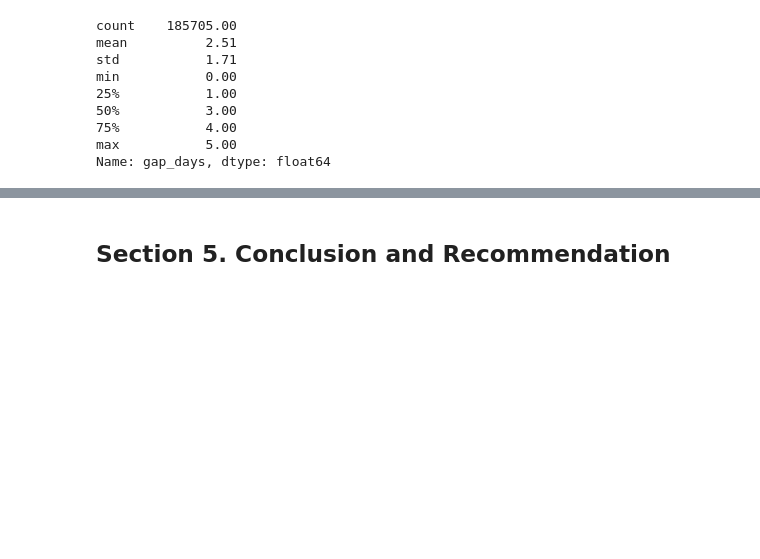
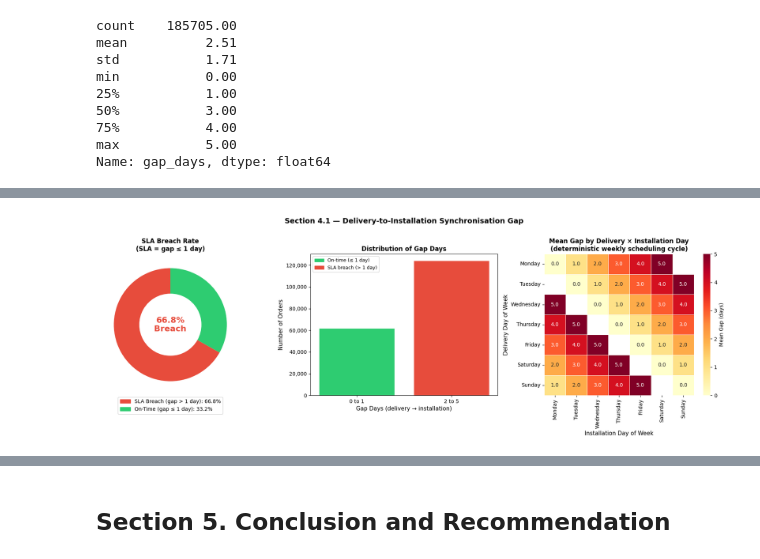
Before and after one commit to ElmarLeonard9/temporary_repo_capstone-main, a Jupyter notebook: notebooks/1.0-bdp-inital-data-exploration.ipynb, the cells around one changed output, grey strips where cells are left out. Saved outputs shown, nothing was run; the diff lists cells and outputs as text; code cells hidden in the pictures; blank space fills up the shorter version.

```diff
--- a/notebooks/1.0-bdp-inital-data-exploration.ipynb
+++ b/notebooks/1.0-bdp-inital-data-exploration.ipynb
@@ -1221,0 +893,20 @@ Analisis terhadap 185.705 order yang melalui proses instalasi mengungkap temuan
+# %%
+df_install['is_failed'] = df_install['installation_status'].isin(
+    ['Failed - Missing Parts', 'Failed - Damaged Panel']
+)
+
+# Descriptive comparison
+gap_vs_status = df_install.groupby('is_failed')['gap_days'].agg(
+    mean_gap='mean', median_gap='median', count='count'
+)
+gap_vs_status.index = ['Success (is_failed=False)', 'Failed (is_failed=True)']
+print(gap_vs_status.round(4))
+
+# Welch's t-test
+gap_success = df_install[df_install['is_failed'] == False]['gap_days'].dropna()
+gap_failed  = df_install[df_install['is_failed'] == True ]['gap_days'].dropna()
+t_stat, p_value = stats.ttest_ind(gap_success, gap_failed, equal_var=False)
+
+print(f"\nWelch's t-test: t={t_stat:.3f}, p-value={p_value:.4f}")
+if p_value > 0.05:
+    print("→ No statistically significant difference in gap between successful and failed installations.")
@@ -1221,0 +937,51 @@ Analisis terhadap 185.705 order yang melalui proses instalasi mengungkap temuan
+# %%
+order_dow   = ['Monday','Tuesday','Wednesday','Thursday','Friday','Saturday','Sunday']
+gap_crosstab = df_install.pivot_table(
+    values='gap_days', index='delivery_dow', columns='installation_dow', aggfunc='mean'
+).reindex(index=order_dow, columns=order_dow)
+
+fig, axes = plt.subplots(1, 3, figsize=(18, 6))
+fig.suptitle('Section 4.1 — Delivery-to-Installation Synchronisation Gap', fontsize=14, fontweight='bold', y=1.01)
+
+# ── Panel 1: SLA Breach Donut ─────────────────────────────────────────────
+sizes  = [pct_breach, pct_sync]
+colors = ['#E74C3C', '#2ECC71']
+wedges, _ = axes[0].pie(sizes, colors=colors, startangle=90,
+                         wedgeprops=dict(width=0.45))
+axes[0].text(0, 0, f'{pct_breach:.1f}%\nBreach', ha='center', va='center',
+             fontsize=16, fontweight='bold', color='#E74C3C')
+axes[0].set_title('SLA Breach Rate\n(SLA = gap ≤ 1 day)', fontsize=12, fontweight='bold')
+legend_patches = [mpatches.Patch(color='#E74C3C', label=f'SLA Breach (gap > 1 day): {pct_breach:.1f}%'),
+                  mpatches.Patch(color='#2ECC71', label=f'On-Time (gap ≤ 1 day): {pct_sync:.1f}%')]
+axes[0].legend(handles=legend_patches, loc='lower center', bbox_to_anchor=(0.5, -0.15), fontsize=10)
+
+# ── Panel 2: Gap Distribution Histogram ──────────────────────────────────
+df_install['sla_group'] = pd.cut(
+    df_install['gap_days'],
+    bins=[-float('inf'), 1, 5],
+    labels=['0 to 1', '2 to 5']
+)
+
+gap_counts = df_install['sla_group'].value_counts().reindex(['0 to 1', '2 to 5'], fill_value=0)
+bar_colors = ['#2ECC71' if label == '0 to 1' else '#E74C3C' for label in gap_counts.index]
+axes[1].bar(gap_counts.index, gap_counts.values, color=bar_colors, edgecolor='white', linewidth=0.5)
+axes[1].set_xlabel('Gap Days (delivery → installation)', fontsize=11)
+axes[1].set_ylabel('Number of Orders', fontsize=11)
+axes[1].set_title('Distribution of Gap Days', fontsize=12, fontweight='bold')
+axes[1].yaxis.set_major_formatter(plt.FuncFormatter(lambda x, _: f'{int(x):,}'))
+
+on_time_patch  = mpatches.Patch(color='#2ECC71', label='On-time (≤ 1 day)')
+breach_patch   = mpatches.Patch(color='#E74C3C', label='SLA breach (> 1 day)')
+axes[1].legend(handles=[on_time_patch, breach_patch], fontsize=9)
+
+# ── Panel 3: Heatmap — Delivery × Installation Day ───────────────────────
+sns.heatmap(gap_crosstab, annot=True, fmt='.1f', cmap='YlOrRd',
+            linewidths=0.5, ax=axes[2], cbar_kws={'label': 'Mean Gap (days)'})
+axes[2].set_title('Mean Gap by Delivery × Installation Day\n(deterministic weekly scheduling cycle)', fontsize=12, fontweight='bold')
+axes[2].set_xlabel('Installation Day of Week', fontsize=11)
+axes[2].set_ylabel('Delivery Day of Week', fontsize=11)
+
+plt.tight_layout()
+plt.show()
+# %% [output]
+[figure, added]
```
Also changed, not shown: parts of 212 cells of this notebook, 3 other files.
